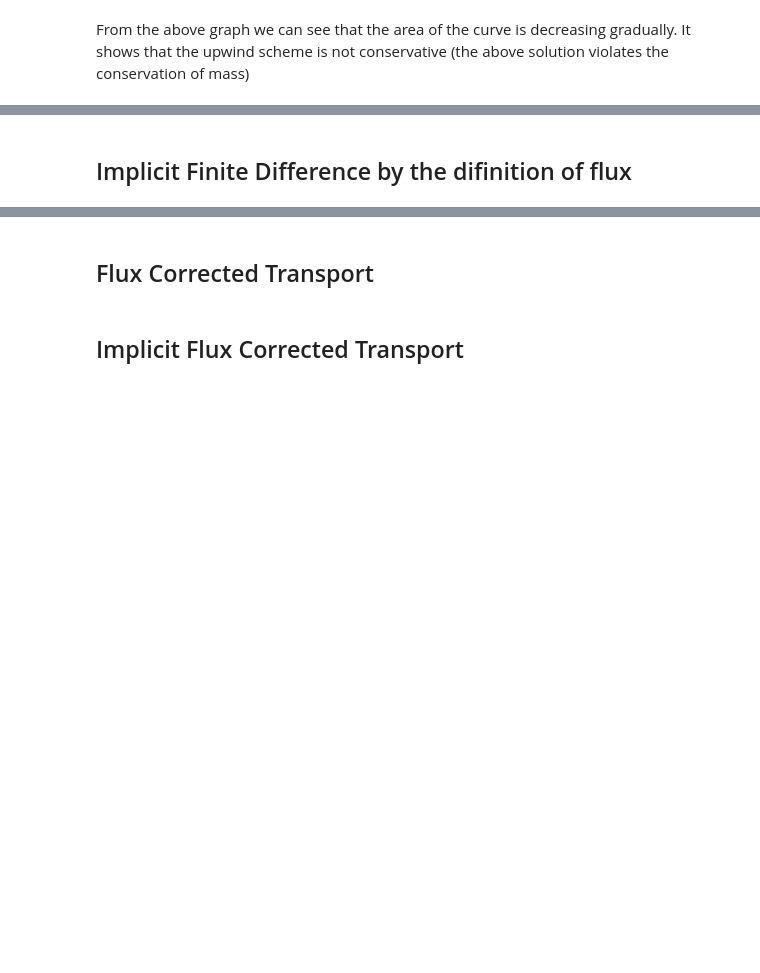
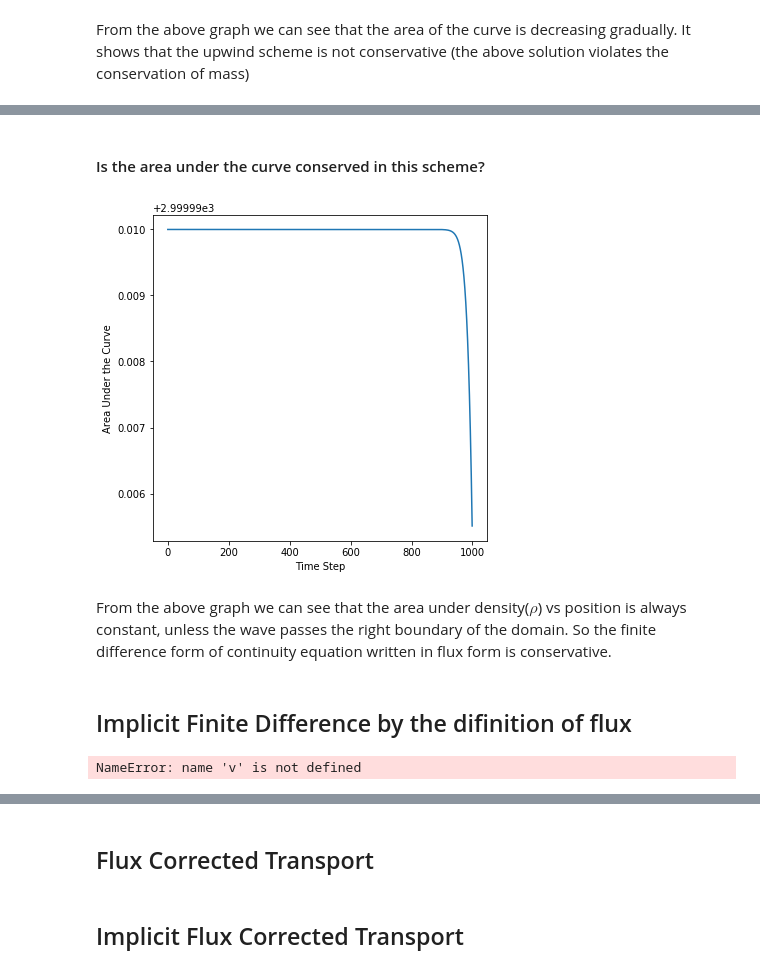
Before and after one commit to gabersyd/PyDBD, a Jupyter notebook: Advection Algorithms.ipynb, the cells around one changed output, grey strips where cells are left out. Drawn from its saved outputs; the diff is of its cells as text; code cells hidden in the pictures; blank space fills up the shorter version.

```diff
--- a/Advection Algorithms.ipynb
+++ b/Advection Algorithms.ipynb
@@ -245,0 +253,14 @@ $$flux_{i+\frac{1}{2}} = 0.5(V_{i+1}\rho_{i+1}+V_{i}\rho_{i})-0.5(V_{i+1}+V_{i})
+# %%
+timesteps=1000
+dt=simulationtime/timesteps
+rhoFx=np.zeros((timesteps,spacegrid+4),float)
+flux=np.zeros((spacegrid+2),float)
+rhoFx[0,30:300]=10
+veolcitygrid=100000*velocity*np.ones(spacegrid)
+#plt.plot(rhoFx[0])
+for t in range(timesteps-1):
+    flux=(0.5*(velocity*rhoFx[t,1:]+velocity*rhoFx[t,:-1])-0.5*abs(velocity)*(rhoFx[t,1:]-rhoFx[t,:-1]))*dt
+    rhoFx[t+1,1:-1]=rhoFx[t,1:-1]-(flux[1:]-flux[:-1])/dx
+anim = animation.FuncAnimation(fig, animate, fargs=(rhoFx[:,2:-2],xx,10,), init_func=init,frames=100, interval=20, blit=True)
+anim.save('explicitflux238.gif', writer='imagemagick')
+Image(url='explicitflux238.gif')
@@ -245,0 +271,15 @@ $$flux_{i+\frac{1}{2}} = 0.5(V_{i+1}\rho_{i+1}+V_{i}\rho_{i})-0.5(V_{i+1}+V_{i})
+# %%
+timesteps=1000
+dx=width/spacegrid
+xx=np.arange(spacegrid+4)
+velocitygrid=np.sin(xx/320)
+dt=simulationtime/timesteps
+rhoFxVar=np.zeros((timesteps,spacegrid+4),float)
+rhoFxVar[0,300:600]=10
+veolcitygrid=10*np.ones(spacegrid)
+for t in range(timesteps-1):
+    flux=(0.5*(velocitygrid[1:]*rhoFxVar[t,1:]+velocitygrid[:-1]*rhoFxVar[t,:-1])-0.5*0.5*abs(velocitygrid[1:]+velocitygrid[:-1])*(rhoFxVar[t,1:]-rhoFxVar[t,:-1]))*dt
+    rhoFxVar[t+1,1:-1]=rhoFxVar[t,1:-1]-(flux[1:]-flux[:-1])/dx
+anim = animation.FuncAnimation(fig, animate, fargs=(rhoFxVar[:,2:-2],xx[2:-2],10,), init_func=init,frames=100, interval=20, blit=True)
+anim.save('explicitfluxVar22333.gif', writer='imagemagick')
+Image(url='explicitfluxVar22333.gif')
@@ -246,2 +288,29 @@ $$flux_{i+\frac{1}{2}} = 0.5(V_{i+1}\rho_{i+1}+V_{i}\rho_{i})-0.5(V_{i+1}+V_{i})
+# %% [markdown]
+#### Is the area under the curve conserved in this scheme?
+# %%
+areacalculation(timesteps,rhoFxVar)
+# %% [output]
+[figure, added]
+# %% [markdown]
+From the above graph we can see that the area under density($\rho$) vs position is always constant, unless the wave passes the right boundary of the domain. So the finite difference form of continuity equation written in flux form is conservative.
 # %% [markdown]
 ## Implicit Finite Difference by the difinition of flux
+# %%
+#def SparseImplicitOp(dx,dt,vi,k1=-1,k2=0,k3=1):
+k1=-1;k2=0;k3=1
+import numpy as np
+import sys
+import scipy.sparse.linalg as la
+import scipy.sparse as sparse
+vx=np.ones(5)
+nx=vx.size
+d1=np.zeros((nx),float)
+d2=np.ones((nx),float)
+d3=np.zeros((nx),float)
+d1[:-2]=-(dt/dx)*((1/4)*v[:-2]+(1/4)*v[1:-1]-(1/2)*v[:-2])
+d2[1:-1]=(1+(dt/dx)*(0.5*v[1:-1]+0.25*v[2:]+0.25*v[1:-1]-0.5*v[1:-1]+0.25*v[1:-1]+0.25*v[:-2]))
+d3[2:]=3#-(dt*graddif/(2*dx)+dt*dif[1:-1]/(dx**2))+dt*(avP/(2*dx)-vi[2:]/(2*dx))
+#return (sparse.dia_matrix(([d1,d2,d3],[k1,k2,k3]),shape=(nx,nx)).tocsc() )
+sparse.dia_matrix(([d1,d2,d3],[k1,k2,k3]),shape=(nx,nx)).tocsc().todense()
+# %% [output]
+NameError: name 'v' is not defined
```
Also changed, not shown: parts of 15 cells of this notebook, 7 other files.
